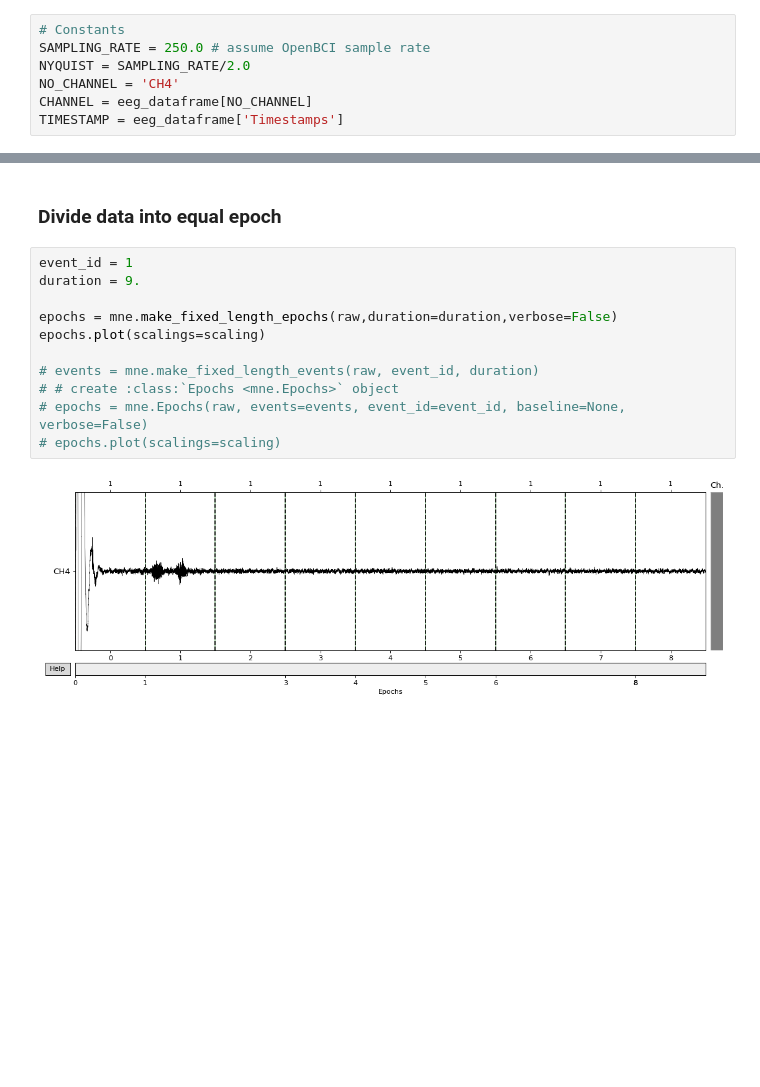
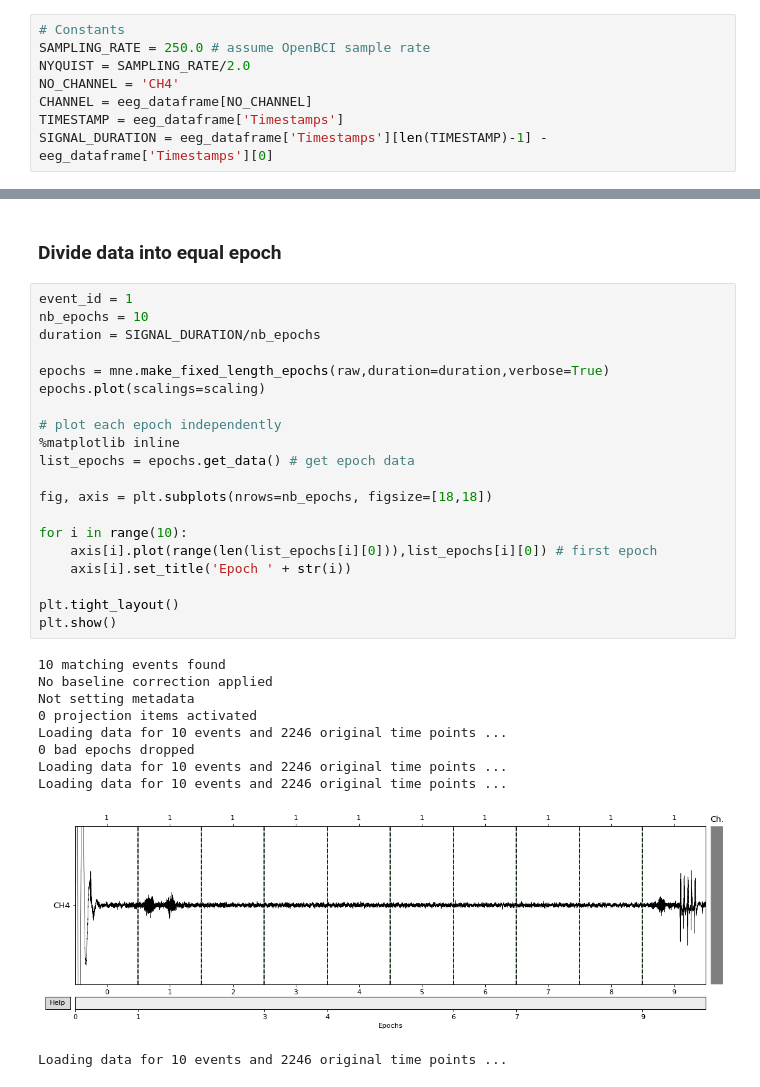
Before and after one commit to atarixGB/polycortex-projet-ete2020, a Jupyter notebook: sample_eeg_filtering.ipynb, the cells around one changed output, grey strips where cells are left out. Drawn from its saved outputs; the diff is of its cells as text; blank space fills up the shorter version.

Commit message:
Séparation du signal en epoch et ajout de leur graph respectif

```diff
--- a/sample_eeg_filtering.ipynb
+++ b/sample_eeg_filtering.ipynb
@@ -48,6 +48,7 @@ NYQUIST = SAMPLING_RATE/2.0
 NO_CHANNEL = 'CH4'
 CHANNEL = eeg_dataframe[NO_CHANNEL]
 TIMESTAMP = eeg_dataframe['Timestamps']
+SIGNAL_DURATION = eeg_dataframe['Timestamps'][len(TIMESTAMP)-1] - eeg_dataframe['Timestamps'][0]
 # %%
 # Plot channel
 plt.figure(figsize=(18.0, 5.0))
@@ -328,16 +329,34 @@ Using matplotlib backend: MacOSX
 [figure]
 # %% [markdown]
 ### Divide data into equal epoch
-# %%
-event_id = 1
-duration = 9.
-
-epochs = mne.make_fixed_length_epochs(raw,duration=duration,verbose=False)
-epochs.plot(scalings=scaling)
-
-# events = mne.make_fixed_length_events(raw, event_id, duration)
-# # create :class:`Epochs <mne.Epochs>` object
-# epochs = mne.Epochs(raw, events=events, event_id=event_id, baseline=None, verbose=False)
-# epochs.plot(scalings=scaling)
-# %% [output]
-[figure, removed]
+# %%
+event_id = 1
+nb_epochs = 10
+duration = SIGNAL_DURATION/nb_epochs
+
+epochs = mne.make_fixed_length_epochs(raw,duration=duration,verbose=True)
+epochs.plot(scalings=scaling)
+
+# plot each epoch independently
+%matplotlib inline
+list_epochs = epochs.get_data() # get epoch data
+
+fig, axis = plt.subplots(nrows=nb_epochs, figsize=[18,18])
+
+for i in range(10):
+    axis[i].plot(range(len(list_epochs[i][0])),list_epochs[i][0]) # first epoch
+    axis[i].set_title('Epoch ' + str(i))
+
+plt.tight_layout()
+plt.show()
+# %% [output]
+10 matching events found
+No baseline correction applied
+Not setting metadata
+0 projection items activated
+Loading data for 10 events and 2246 original time points ...
+0 bad epochs dropped
+Loading data for 10 events and 2246 original time points ...
+Loading data for 10 events and 2246 original time points ...
+[figure, added]
+Loading data for 10 events and 2246 original time points ...
```
Also changed, not shown: parts of 2 cells of this notebook.
